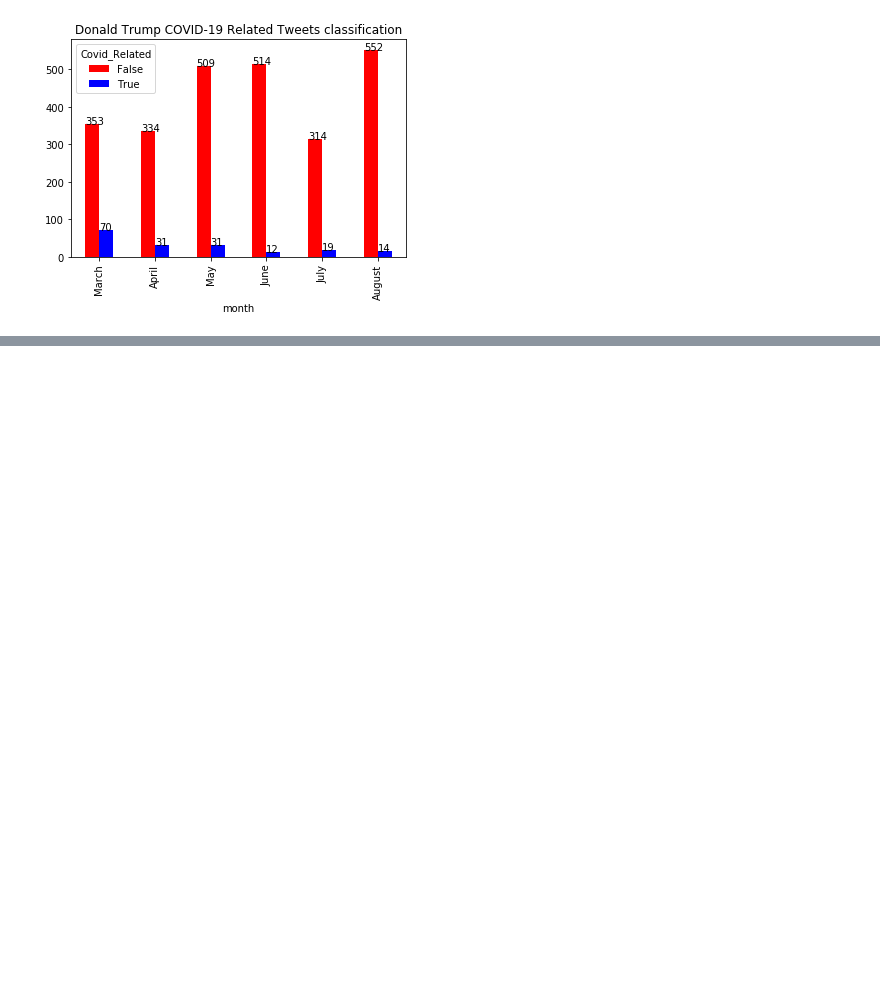
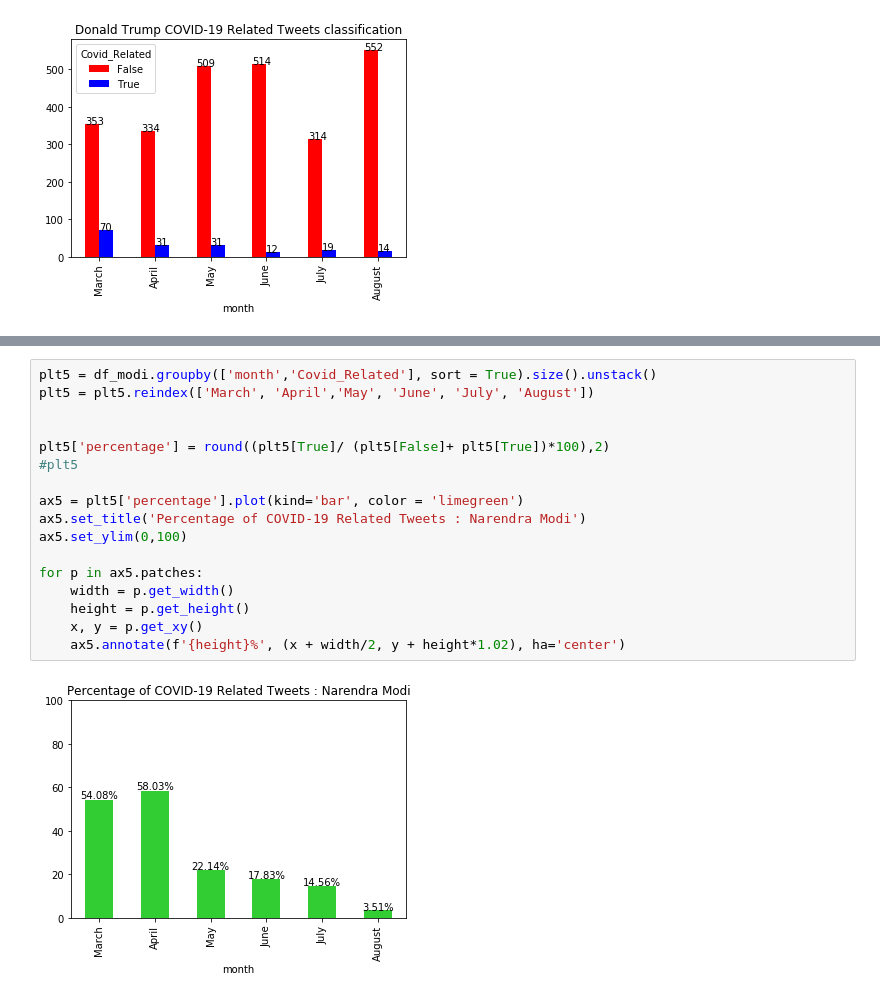
Before and after one commit to FahidLatheef/COVID-Related-Tweets-Frequency-over-the-months-for-famous-politicians, a Jupyter notebook: Plotting.ipynb, the cells around one changed output, grey strips where cells are left out. Drawn from its saved outputs; the diff is of its cells as text; blank space fills up the shorter version.

```diff
--- a/Plotting.ipynb
+++ b/Plotting.ipynb
@@ -410,0 +401,19 @@ for p in ax3.patches:
+# %%
+plt5 = df_modi.groupby(['month','Covid_Related'], sort = True).size().unstack()
+plt5 = plt5.reindex(['March', 'April','May', 'June', 'July', 'August'])
+
+
+plt5['percentage'] = round((plt5[True]/ (plt5[False]+ plt5[True])*100),2)
+#plt5
+
+ax5 = plt5['percentage'].plot(kind='bar', color = 'limegreen')
+ax5.set_title('Percentage of COVID-19 Related Tweets : Narendra Modi')
+ax5.set_ylim(0,100)
+
+for p in ax5.patches:
+    width = p.get_width()
+    height = p.get_height()
+    x, y = p.get_xy()
+    ax5.annotate(f'{height}%', (x + width/2, y + height*1.02), ha='center')
+# %% [output]
+[figure, added]
```
Also changed, not shown: parts of 4 cells of this notebook.
